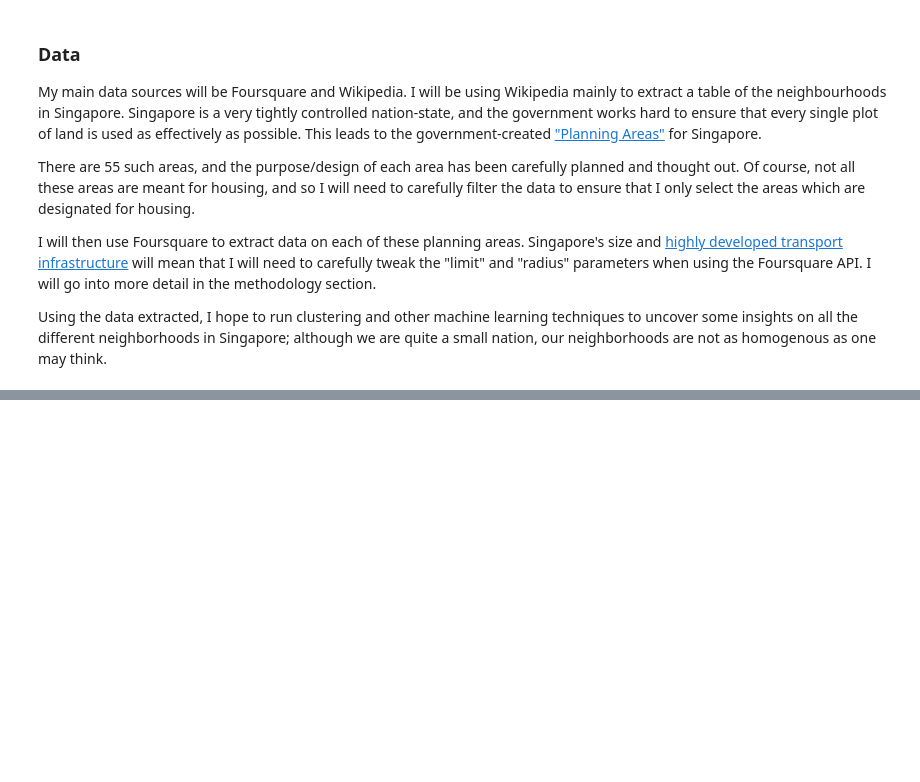
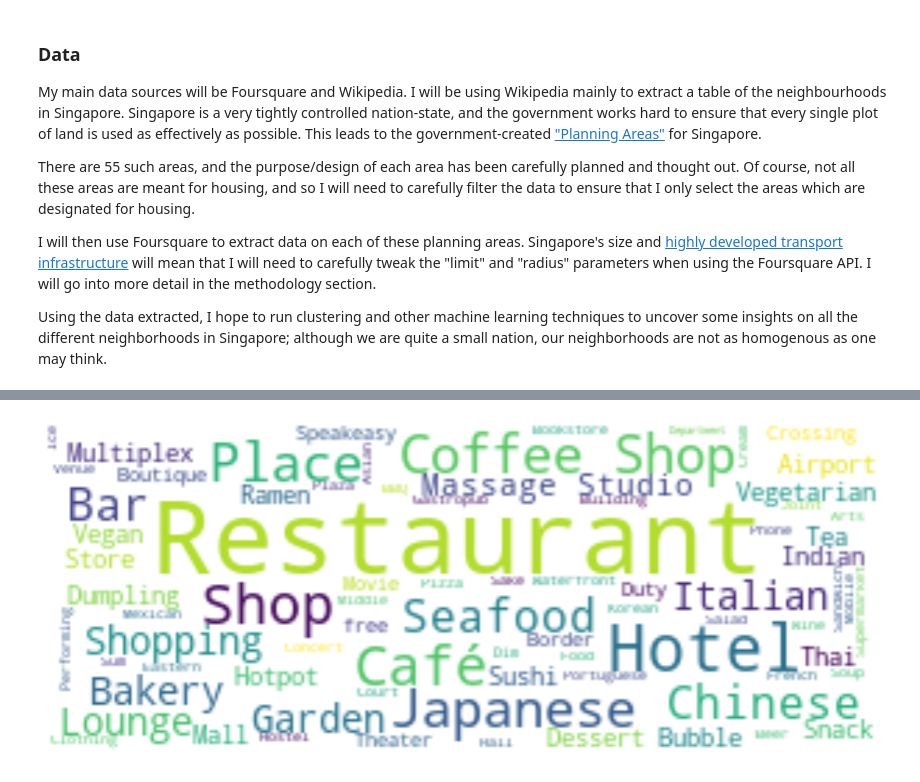
Before and after one commit to zainichia/Data-Science-Capstone, a Jupyter notebook: Capstone-Project-Singapore-Neighborhoods.ipynb, the cells around one changed output, grey strips where cells are left out. Saved outputs shown, nothing was run; the diff lists cells and outputs as text; code cells hidden in the pictures; blank space fills up the shorter version.

```diff
--- a/Capstone-Project-Singapore-Neighborhoods.ipynb
+++ b/Capstone-Project-Singapore-Neighborhoods.ipynb
@@ -28,0 +544,3 @@ Using the data extracted, I hope to run clustering and other machine learning te
+# %%
+SG_grouped = SG_onehot.groupby('Area').mean().reset_index()
+SG_grouped
@@ -28,0 +634,13 @@ Using the data extracted, I hope to run clustering and other machine learning te
+# %%
+from sklearn.cluster import KMeans
+
+# set number of clusters
+kclusters = 5
+
+SG_grouped_clustering = SG_grouped.drop('Area', 1)
+
+# run k-means clustering
+kmeans = KMeans(n_clusters=kclusters, random_state=0).fit(SG_grouped_clustering)
+
+# check cluster labels generated for each row in the dataframe
+kmeans.labels_[0:10]
@@ -28,0 +649,10 @@ Using the data extracted, I hope to run clustering and other machine learning te
+# %%
+# add clustering labels
+neighborhoods_venues_sorted.insert(0, 'Cluster Labels', kmeans.labels_)
+
+SG_merged = df_SG
+
+#merge clustering data with original dataframe containing location data for each planning area
+SG_merged = SG_merged.join(neighborhoods_venues_sorted.set_index('Area'), on = 'Area')
+
+SG_merged.head() # check the last columns!
@@ -28,0 +741,21 @@ Using the data extracted, I hope to run clustering and other machine learning te
+# %%
+#wordcloud to visualise venues in the central area
+
+cluster0 = []
+
+for index, row in SG_merged.iterrows():
+    if row[7] == 0:
+        for i in range(8, 18):
+            cluster0.append(str(row[i]))
+
+text0 = ', '.join(cluster0)
+
+wordcloud = WordCloud(width = 300, height = 120, background_color="white").generate(text0)
+
+# Display the generated image:
+plt.figure(figsize = (15, 8))
+plt.imshow(wordcloud, interpolation="bilinear")
+plt.axis("off")
+plt.show()
+# %% [output]
+[figure, added]
```
Also changed, not shown: parts of 68 cells of this notebook.
